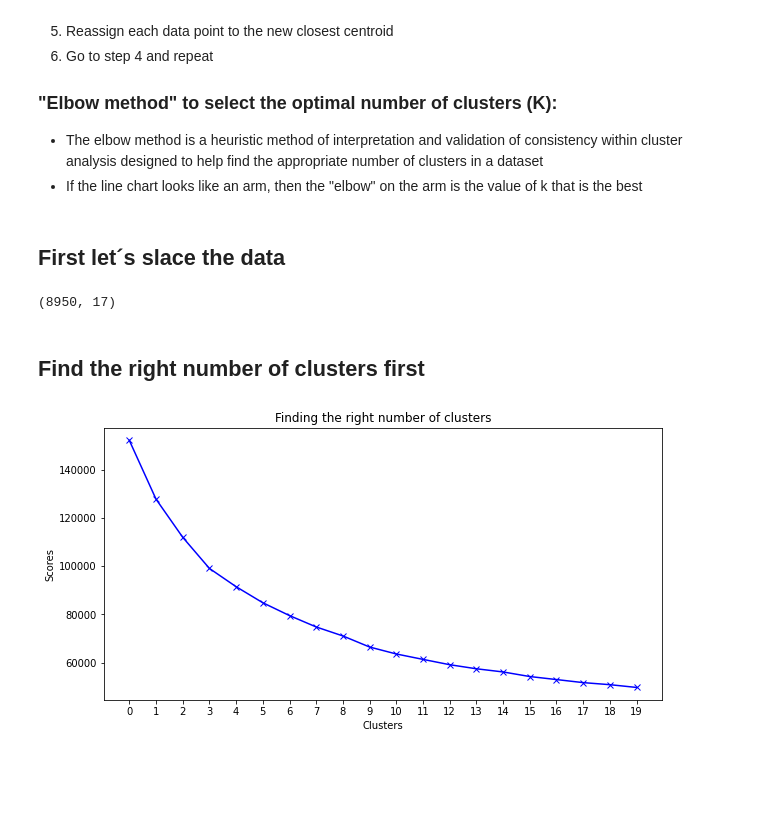
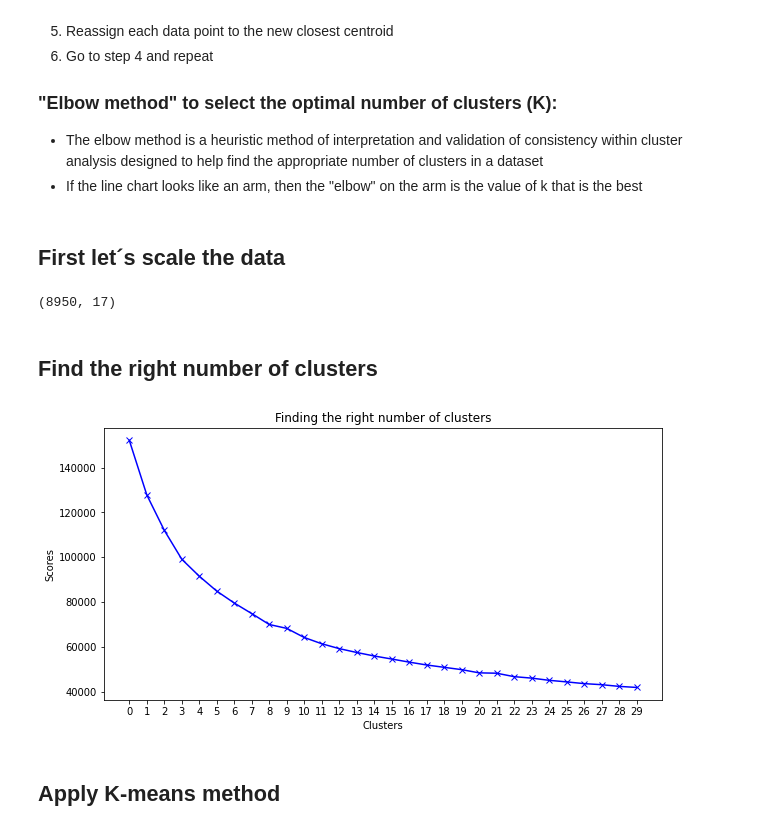
Before and after one commit to GustavoGil13/clustering-autoencoder, a Jupyter notebook: clustering_autoencoder.ipynb, the cells around one changed output. Cells and saved outputs as stored; diff of their text form; code cells hidden in the pictures; blank space fills up the shorter version.

```diff
--- a/clustering_autoencoder.ipynb
+++ b/clustering_autoencoder.ipynb
@@ -196,7 +196,7 @@ plt.tight_layout()
 - The elbow method is a heuristic method of interpretation and validation of consistency within cluster analysis designed to help find the appropriate number of clusters in a dataset
 - If the line chart looks like an arm, then the "elbow" on the arm is the value of k that is the best
 # %% [markdown]
-## First let´s slace the data
+## First let´s scale the data
 # %%
 scaler = StandardScaler()
 credit_card_df_scaled = scaler.fit_transform(credit_card_df)
@@ -205,22 +205,24 @@ credit_card_df_scaled.shape
 # %% [output]
 (8950, 17)
 # %% [markdown]
-## Find the right number of clusters first
+## Find the right number of clusters
 # %%
 scores_K = []
-possible_K_values = np.arange(1, 21)
+possible_K_values = np.arange(1, 31)
 
 for possible_K in possible_K_values:
-    kmeans = KMeans(n_clusters= possible_K)
+    kmeans = KMeans(possible_K, random_state=42)
     kmeans.fit(credit_card_df_scaled)
     scores_K.append(kmeans.inertia_)
 # %%
 plt.figure(figsize = (10, 5))
 plt.plot(scores_K, 'bx-')
 plt.title('Finding the right number of clusters')
 plt.xlabel('Clusters')
 plt.ylabel('Scores')
-plt.xticks(np.arange(0, 20, 1))
+plt.xticks(np.arange(0, 30, 1))
 plt.show()
 # %% [output]
-[figure, old version]
+[figure, new version]
+# %% [markdown]
+## Apply K-means method
```
Also changed, not shown: parts of 16 cells of this notebook.
